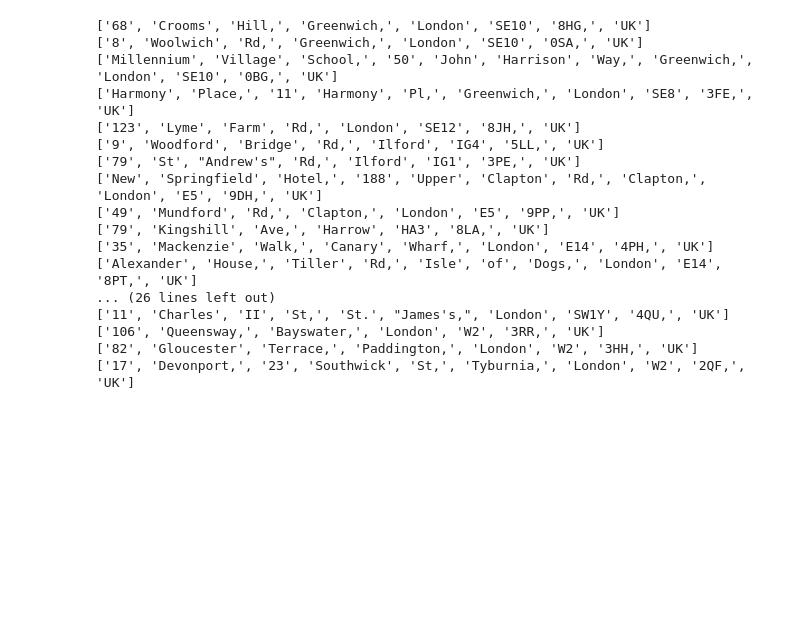
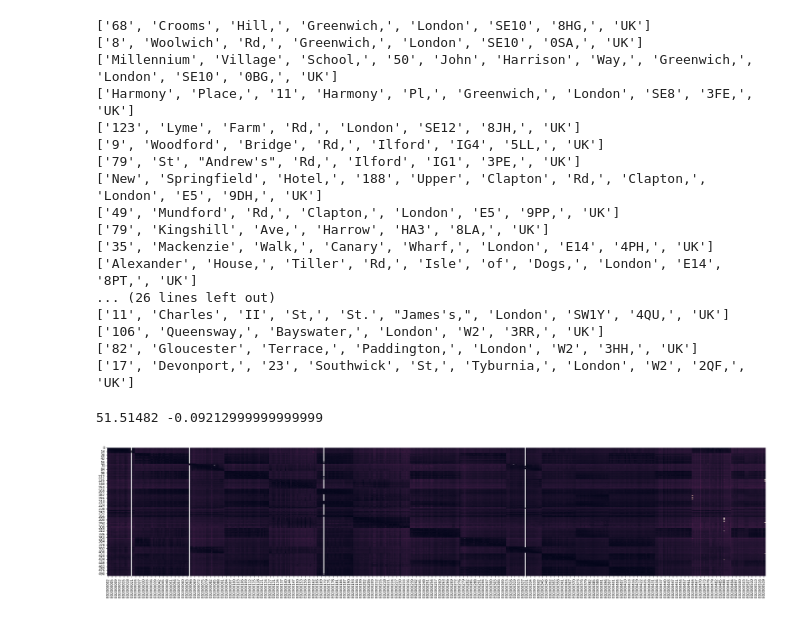
Before and after one commit to rmurcioUCL/FF, a Jupyter notebook: FF.ipynb, the cells around one changed output. Cells and saved outputs as stored; diff of their text form; code cells hidden in the pictures; blank space fills up the shorter version.

```diff
--- a/FF.ipynb
+++ b/FF.ipynb
@@ -380,3 +380,34 @@ f.close()
 ['106', 'Queensway,', 'Bayswater,', 'London', 'W2', '3RR,', 'UK']
 ['82', 'Gloucester', 'Terrace,', 'Paddington,', 'London', 'W2', '3HH,', 'UK']
 ['17', 'Devonport,', '23', 'Southwick', 'St,', 'Tyburnia,', 'London', 'W2', '2QF,', 'UK']
+# %%
+import pandas as pd
+path='/Users/casa/FF/'
+df = pd.read_csv(path+'msoaLondonCentroids.csv')
+print(df.head())
+print('----')
+df = pd.read_csv(path+'msoaLondonCentroids.csv',skiprows=2)
+print(df.head())
+# %% [output]
+51.51482 -0.09212999999999999
+# %%
+import os
+path='/Users/casa/FF/'
+#df = pd.read_csv(path+'msoaLondonCentroids.csv',skiprows=10,names=['MSOA11CD','MSOA11NM','ycoord','xcoord'],index_col='MSOA11CD')
+df = pd.read_csv(path+'msoaLondonCentroids.csv',index_col='MSOA11CD')
+for index,row in df.iterrows():
+    ctr='cat '+path+str(index)+'/*.csv >'+ path+str(index)+'/E'+str(index)[-1]+'.csv'
+    print(ctr)
+    os.system(ctr)
+# %%
+ndfd = pd.DataFrame()
+ndft = pd.DataFrame()
+df = pd.read_csv(path+'msoaLondonCentroids.csv',names=['MSOA11CD','MSOA11NM','ycoord','xcoord'],index_col='MSOA11CD',skiprows=2)
+#li = []
+for index,row in df.iterrows():
+    print(path+str(index)+'/E'+str(index)[-1]+'.csv')
+    df1 = pd.read_csv(path+str(index)+'/E'+str(index)[-1]+'.csv',index_col=None,names=['dist','time'])
+    ndfd[str(index)]=df1['dist']
+    ndft[str(index)]=df1['time']
+    #li.append(df1)
+#ndf = pd.concat(li, axis=0, ignore_index=True)
@@ -382,0 +422,10 @@ f.close()
+# %%
+import seaborn as sns
+import matplotlib.pyplot as plt
+import matplotlib.pyplot as plts
+plt.rcParams['figure.figsize']=(35,7)
+plt.rcParams["axes.labelsize"] = 20
+ax=sns.heatmap(ndft.iloc[:500,:500],cbar=False)
+plt.show()
+# %% [output]
+[figure, added]
```
Also changed, not shown: parts of 2 cells of this notebook, 5 other files.
